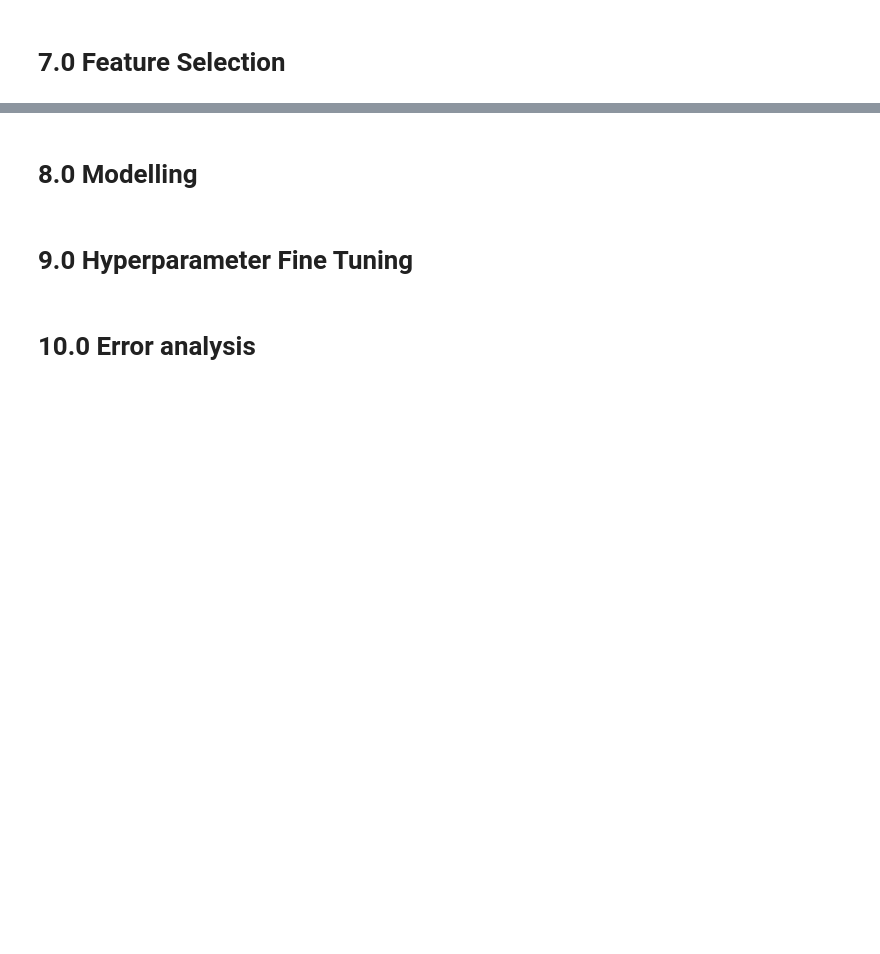
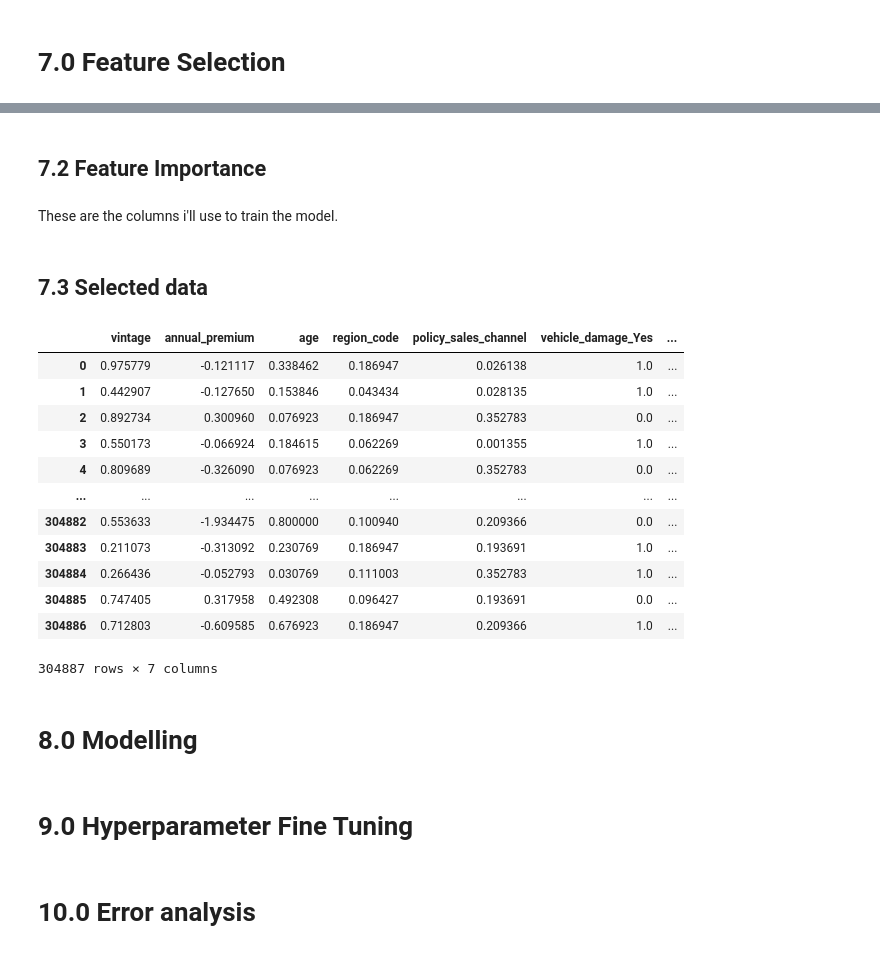
Before and after one commit to AllanCasado/health-insurance-cross-sell, a Jupyter notebook: notebooks/health_insurance_cross_sell.ipynb, the cells around one changed output, grey strips where cells are left out. Drawn from its saved outputs; the diff is of its cells as text; code cells hidden in the pictures; blank space fills up the shorter version.

```diff
--- a/notebooks/health_insurance_cross_sell.ipynb
+++ b/notebooks/health_insurance_cross_sell.ipynb
@@ -1262,0 +1304,2 @@ Name: response, dtype: int64
+# %% [markdown]
+## 7.2 Feature Importance
@@ -1263,3 +1308,27 @@ Name: response, dtype: int64
+# %%
+selected_cols_fi = ['vintage', 'annual_premium', 'age', 'region_code', 'policy_sales_channel',
+                    'vehicle_damage_Yes', 'vehicle_damage_No']
+# %% [markdown]
+These are the columns i'll use to train the model.
+# %% [markdown]
+## 7.3 Selected data
+# %%
+X_train = X_train[selected_cols_fi]
+X_test
+# %% [output]
+|  | vintage | annual_premium | age | region_code | policy_sales_channel | vehicle_damage_Yes | ... |
+| 0 | 0.975779 | -0.121117 | 0.338462 | 0.186947 | 0.026138 | 1.0 | ... |
+| 1 | 0.442907 | -0.127650 | 0.153846 | 0.043434 | 0.028135 | 1.0 | ... |
+| 2 | 0.892734 | 0.300960 | 0.076923 | 0.186947 | 0.352783 | 0.0 | ... |
+| 3 | 0.550173 | -0.066924 | 0.184615 | 0.062269 | 0.001355 | 1.0 | ... |
+| 4 | 0.809689 | -0.326090 | 0.076923 | 0.062269 | 0.352783 | 0.0 | ... |
+| ... | ... | ... | ... | ... | ... | ... | ... |
+| 304882 | 0.553633 | -1.934475 | 0.800000 | 0.100940 | 0.209366 | 0.0 | ... |
+| 304883 | 0.211073 | -0.313092 | 0.230769 | 0.186947 | 0.193691 | 1.0 | ... |
+| 304884 | 0.266436 | -0.052793 | 0.030769 | 0.111003 | 0.352783 | 1.0 | ... |
+| 304885 | 0.747405 | 0.317958 | 0.492308 | 0.096427 | 0.193691 | 0.0 | ... |
+| 304886 | 0.712803 | -0.609585 | 0.676923 | 0.186947 | 0.209366 | 1.0 | ... |
+304887 rows × 7 columns
 # %% [markdown]
 # 8.0 Modelling
 # %% [markdown]
```
Also changed, not shown: parts of 41 cells of this notebook, 2 other files.
